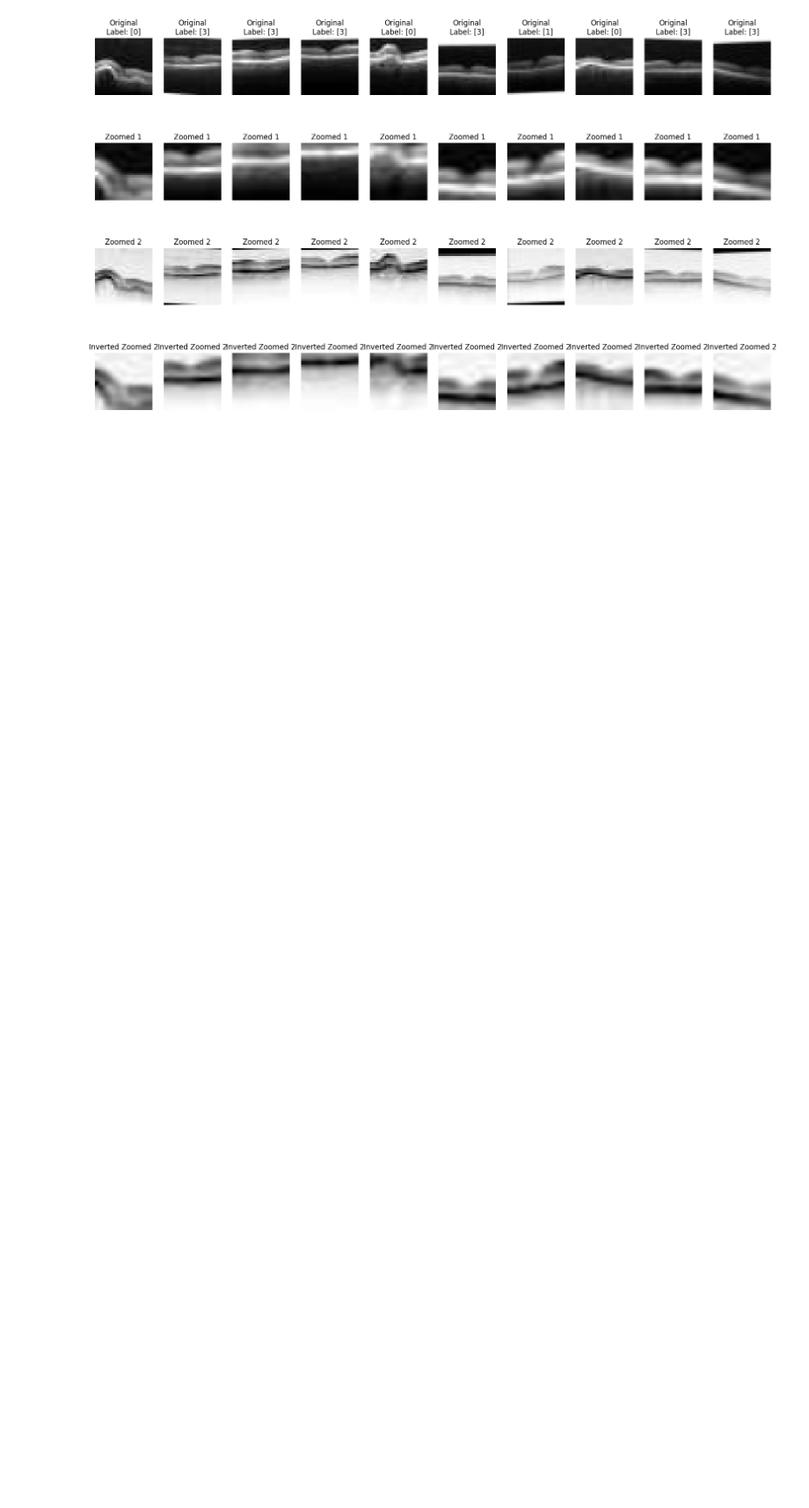
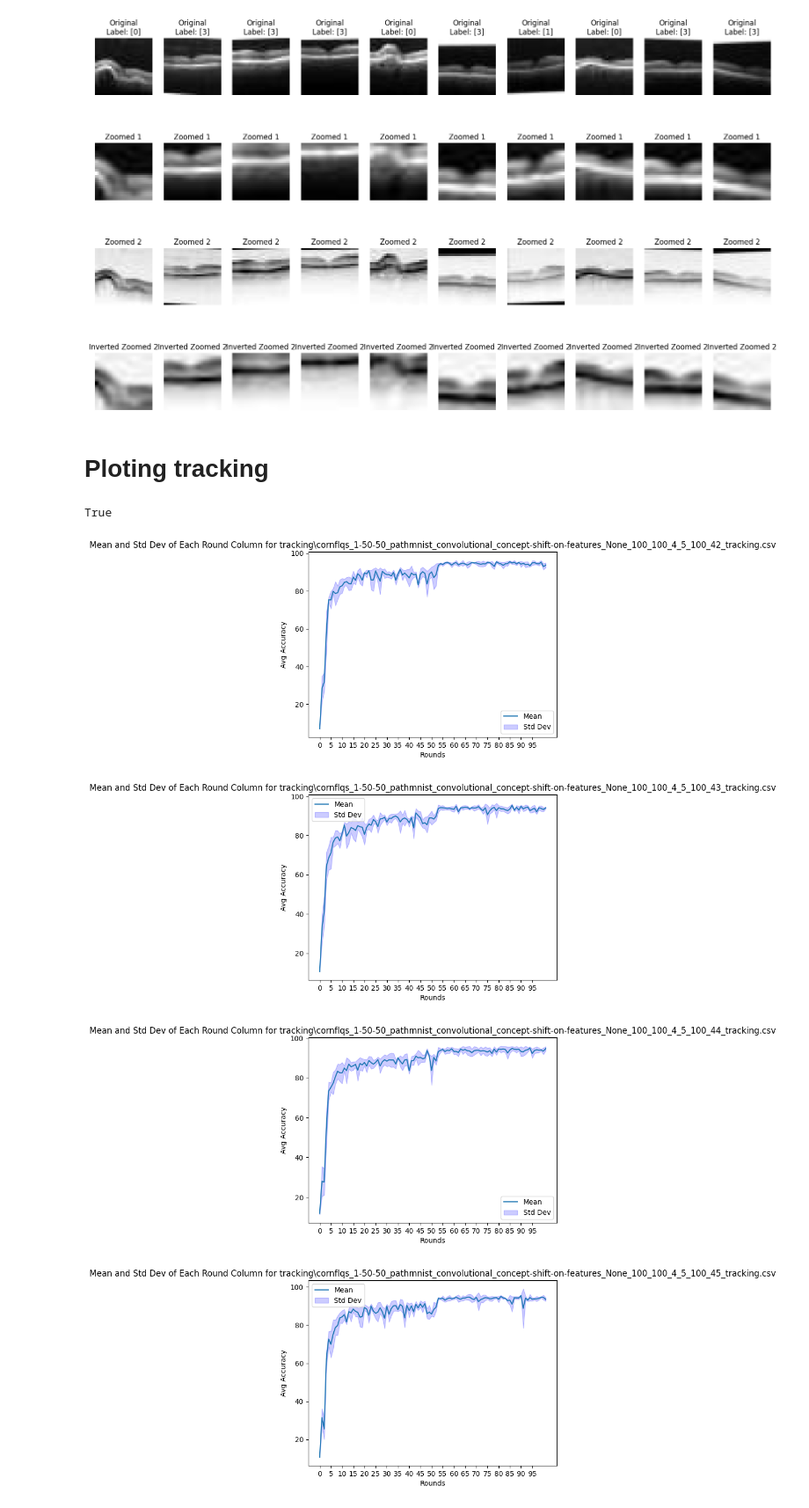
Before and after one commit to leahcimali/CFL-Evaluation-of-labels-and-quantity-skew, a Jupyter notebook: Results.ipynb, the cells around one changed output. Shown at 88% size. Drawn from its saved outputs; the diff is of its cells as text; code cells hidden in the pictures; blank space fills up the shorter version.

```diff
--- a/Results.ipynb
+++ b/Results.ipynb
@@ -769,3 +961,43 @@ plot_images_with_zoom(train_dataset, n_images=10)
 # %% [output]
 [figure]
 [figure]
+# %% [markdown]
+# Ploting tracking
+# %%
+server_side_client_cluster_id, client_side_client_cluster_id = [0, 1, 1, 0, 1, 0, 0, 1, 1, 0], [0, 0 , 0, 0, 1, 0, 0, 1, 1, 0]
+matches = sum(1 for a, b in zip(server_side_client_cluster_id, client_side_client_cluster_id) if a == b)
+match_percentage = (matches / len(server_side_client_cluster_id)) * 100
+print(match_percentage == 80)
+# %% [output]
+True
+# %%
+import pandas as pd
+import matplotlib.pyplot as plt
+import glob
+import numpy as np
+# Load all CSV files in the tracking folder
+csv_files = glob.glob('tracking/*.csv')
+
+# Read and concatenate all CSV files into a single DataFrame
+df_list = [pd.read_csv(file) for file in csv_files]
+
+# Iterate through each dataframe and plot the mean and std of each 'round_' column
+for i, (df, file) in enumerate(zip(df_list, csv_files)):
+    df_mean = df.mean()
+    df_std = df.std()
+    round_columns = [col for col in df_mean.index if col.startswith('round_')]
+
+    plt.figure()
+    plt.plot(np.arange(len(round_columns)),df_mean[round_columns], label='Mean')
+    plt.fill_between(range(len(round_columns)), df_mean[round_columns] - df_std[round_columns], df_mean[round_columns] + df_std[round_columns], color='b', alpha=0.2, label='Std Dev')
+    plt.xlabel('Rounds')
+    plt.ylabel('Avg Accuracy')
+    plt.title(f'Mean and Std Dev of Each Round Column for {file}')
+    plt.xticks(range(0, 100, 5))  # Set x-axis ticks from 0 to 99 with a step of 5
+    plt.legend()
+    plt.show()
+# %% [output]
+[figure, added]
+[figure, added]
+[figure, added]
+[figure, added]
```
Also changed, not shown: parts of 16 cells of this notebook, 1 other file.
